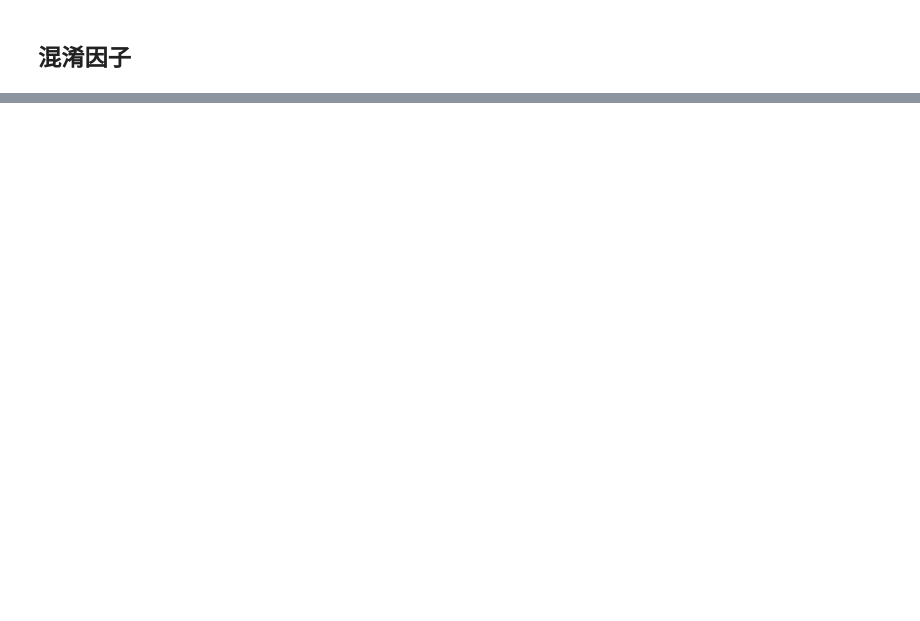
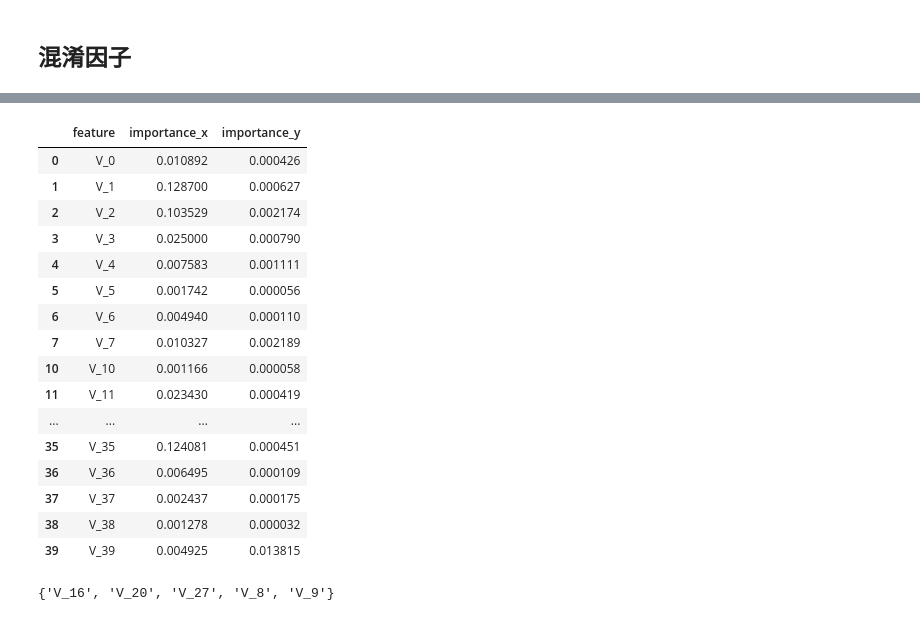
Before and after one commit to MuuYesen/causal-inference-resource, a Jupyter notebook: WAIC2022/code/2-v2/v2-model.ipynb, the cells around one changed output, grey strips where cells are left out. Saved outputs shown, nothing was run; the diff lists cells and outputs as text; code cells hidden in the pictures; blank space fills up the shorter version.

```diff
--- a/WAIC2022/code/2-v2/v2-model.ipynb
+++ b/WAIC2022/code/2-v2/v2-model.ipynb
@@ -226,0 +278,26 @@ confounder_list
+# %%
+confounder = all_importance.query(f"importance_x >= 1e-3 and importance_y >= 1e-5")
+confounder
+# %% [output]
+|  | feature | importance_x | importance_y |
+| 0 | V_0 | 0.010892 | 0.000426 |
+| 1 | V_1 | 0.128700 | 0.000627 |
+| 2 | V_2 | 0.103529 | 0.002174 |
+| 3 | V_3 | 0.025000 | 0.000790 |
+| 4 | V_4 | 0.007583 | 0.001111 |
+| 5 | V_5 | 0.001742 | 0.000056 |
+| 6 | V_6 | 0.004940 | 0.000110 |
+| 7 | V_7 | 0.010327 | 0.002189 |
+| 10 | V_10 | 0.001166 | 0.000058 |
+| 11 | V_11 | 0.023430 | 0.000419 |
+| ... | ... | ... | ... |
+| 35 | V_35 | 0.124081 | 0.000451 |
+| 36 | V_36 | 0.006495 | 0.000109 |
+| 37 | V_37 | 0.002437 | 0.000175 |
+| 38 | V_38 | 0.001278 | 0.000032 |
+| 39 | V_39 | 0.004925 | 0.013815 |
+# %%
+non_confounder = set(all_importance['feature']) - set(confounder['feature'])
+non_confounder
+# %% [output]
+{'V_16', 'V_20', 'V_27', 'V_8', 'V_9'}
```
Also changed, not shown: parts of 12 cells of this notebook.
